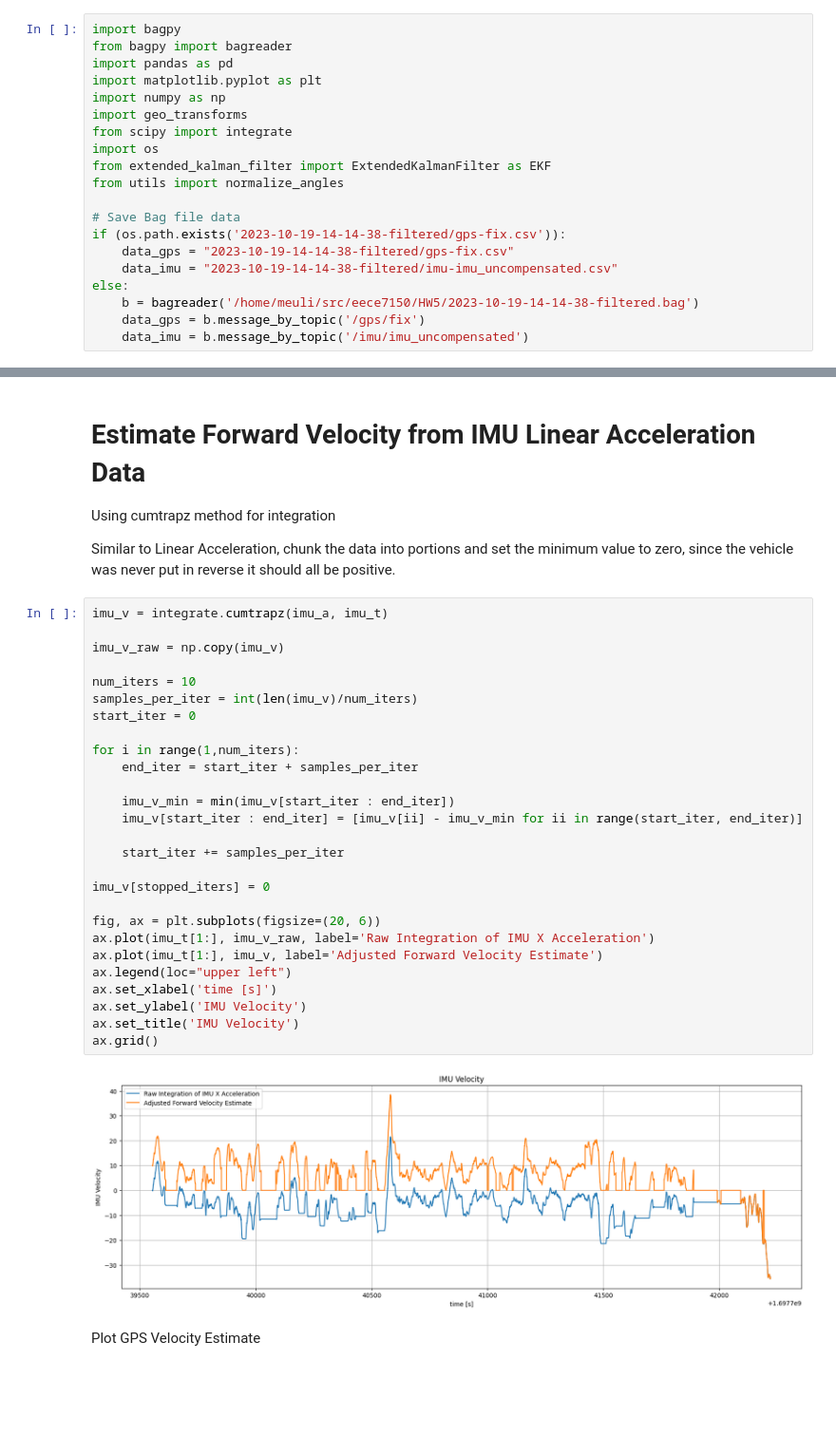
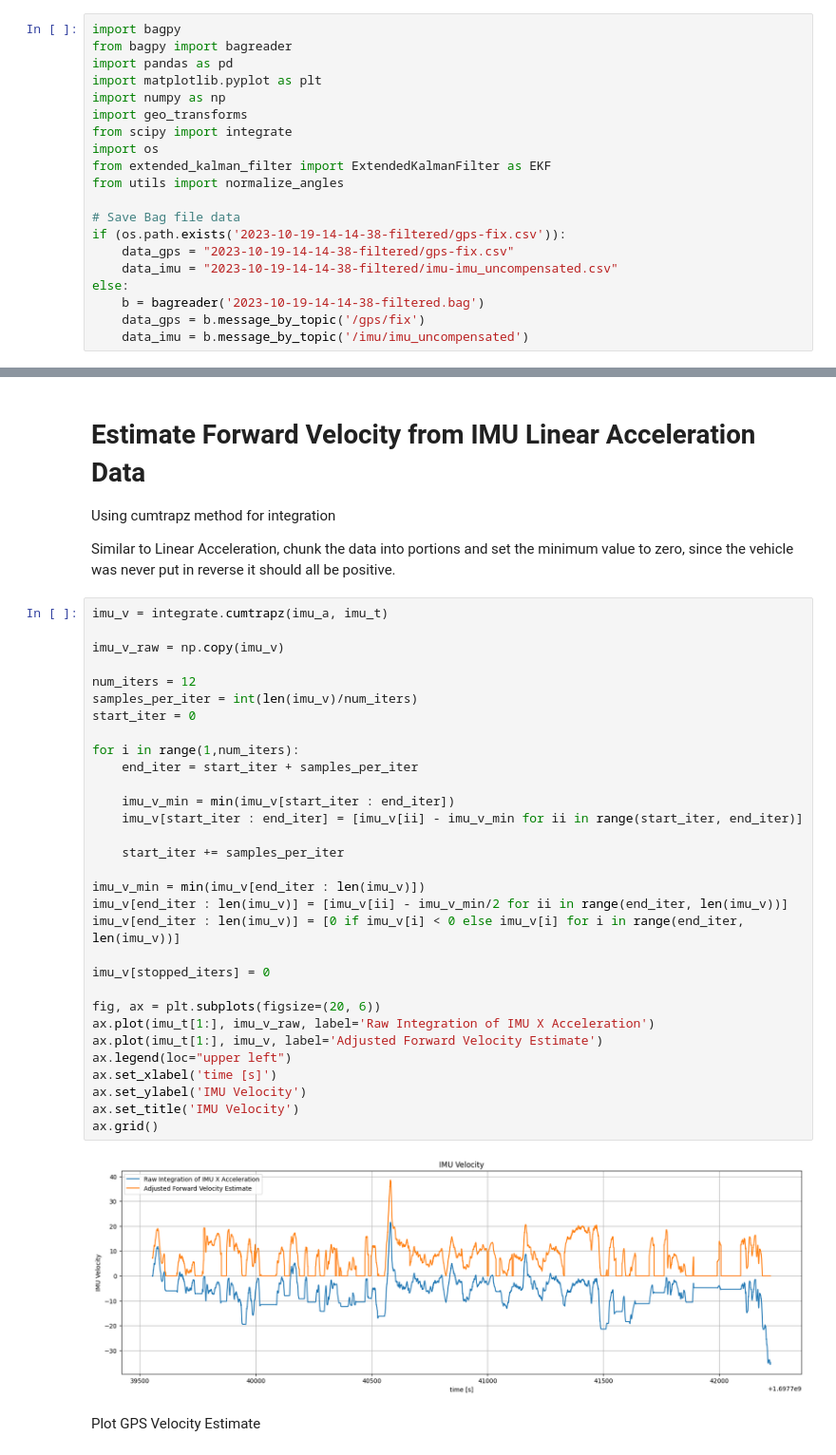
Before and after one commit to meuliano/AutonomousFieldRobotics, a Jupyter notebook: HW5/hw5_euliano.ipynb, the cells around one changed output, grey strips where cells are left out. Shown at 95% size. Drawn from its saved outputs; the diff is of its cells as text; blank space fills up the shorter version.

```diff
--- a/HW5/hw5_euliano.ipynb
+++ b/HW5/hw5_euliano.ipynb
@@ -26,7 +26,7 @@ if (os.path.exists('2023-10-19-14-14-38-filtered/gps-fix.csv')):
     data_gps = "2023-10-19-14-14-38-filtered/gps-fix.csv"
     data_imu = "2023-10-19-14-14-38-filtered/imu-imu_uncompensated.csv"
 else:
-    b = bagreader('/home/meuli/src/eece7150/HW5/2023-10-19-14-14-38-filtered.bag')
+    b = bagreader('2023-10-19-14-14-38-filtered.bag')
     data_gps = b.message_by_topic('/gps/fix')
     data_imu = b.message_by_topic('/imu/imu_uncompensated')
 # %% [markdown]
@@ -136,32 +136,36 @@ Similar to Linear Acceleration, chunk the data into portions and set the minimum
 # %%
 imu_v = integrate.cumtrapz(imu_a, imu_t)
 
 imu_v_raw = np.copy(imu_v)
 
-num_iters = 10
+num_iters = 12
 samples_per_iter = int(len(imu_v)/num_iters)
 start_iter = 0
 
 for i in range(1,num_iters):
     end_iter = start_iter + samples_per_iter
 
     imu_v_min = min(imu_v[start_iter : end_iter])
     imu_v[start_iter : end_iter] = [imu_v[ii] - imu_v_min for ii in range(start_iter, end_iter)]
 
     start_iter += samples_per_iter
 
+imu_v_min = min(imu_v[end_iter : len(imu_v)])
+imu_v[end_iter : len(imu_v)] = [imu_v[ii] - imu_v_min/2 for ii in range(end_iter, len(imu_v))]
+imu_v[end_iter : len(imu_v)] = [0 if imu_v[i] < 0 else imu_v[i] for i in range(end_iter, len(imu_v))]
+
 imu_v[stopped_iters] = 0
 
 fig, ax = plt.subplots(figsize=(20, 6))
 ax.plot(imu_t[1:], imu_v_raw, label='Raw Integration of IMU X Acceleration')
 ax.plot(imu_t[1:], imu_v, label='Adjusted Forward Velocity Estimate')
 ax.legend(loc="upper left")
 ax.set_xlabel('time [s]')
 ax.set_ylabel('IMU Velocity')
 ax.set_title('IMU Velocity')
 ax.grid()
 # %% [output]
-[figure, old version]
+[figure, new version]
 # %% [markdown]
 Plot GPS Velocity Estimate
 # %%
```
Also changed, not shown: parts of 6 cells of this notebook.
